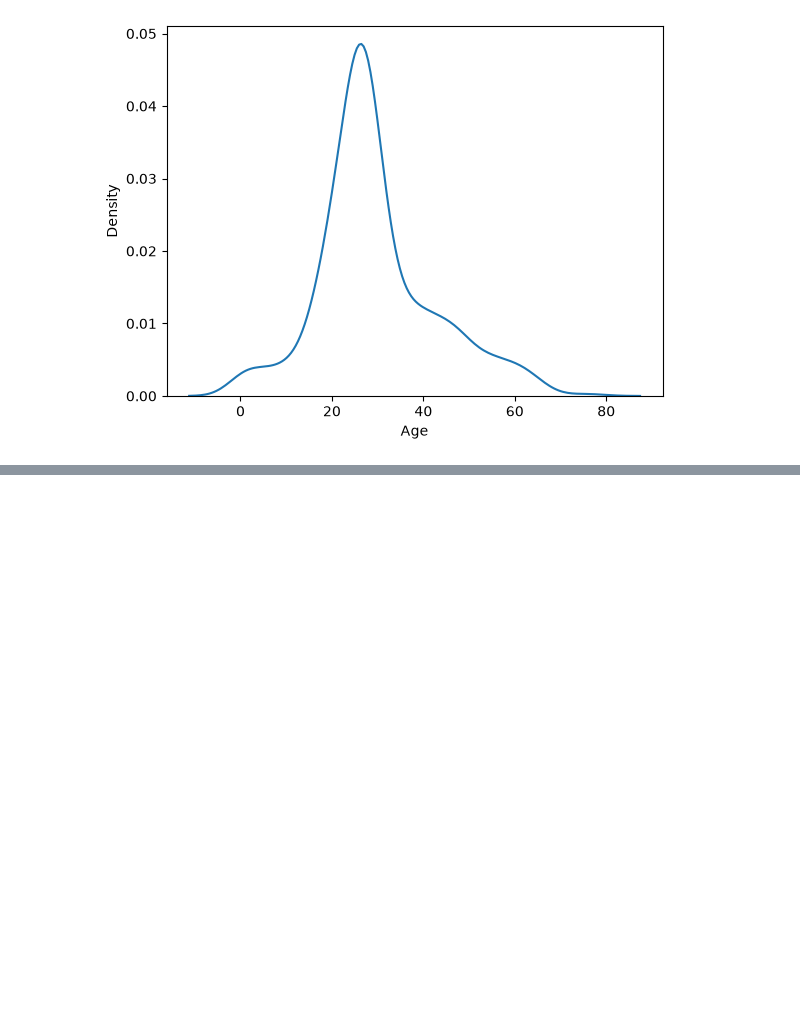
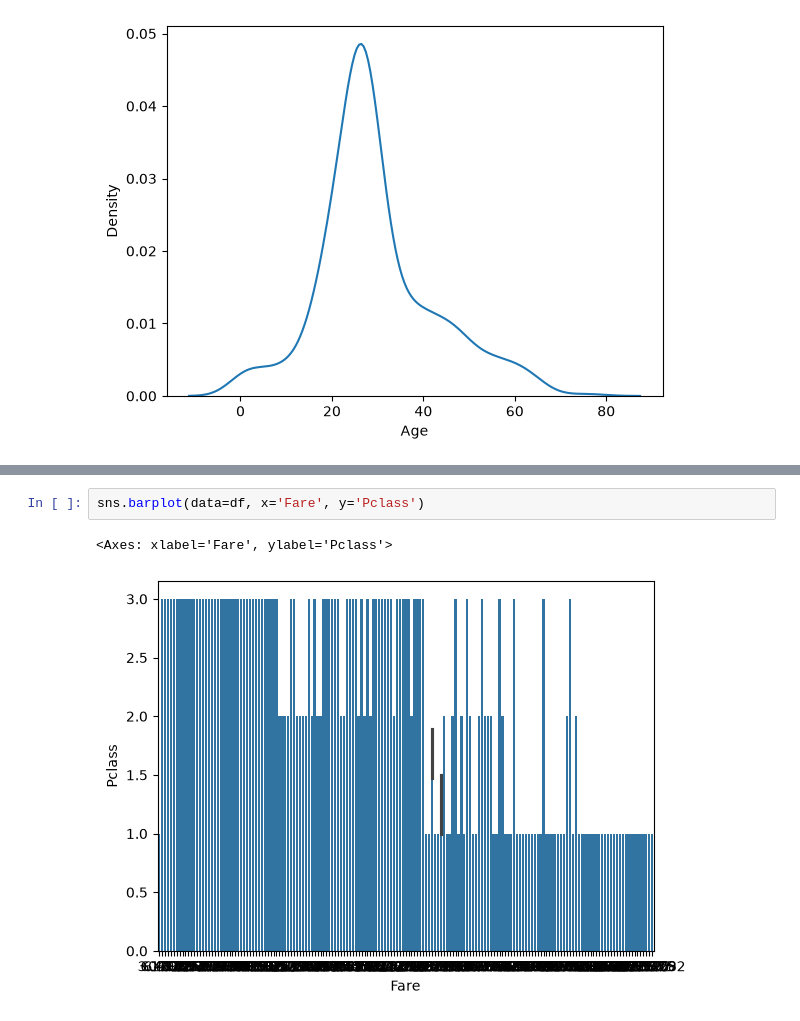
Before and after one commit to vikasjajoria/GenAI, a Jupyter notebook: Machine Learning/eda.ipynb, the cells around one changed output, grey strips where cells are left out. Saved outputs shown, nothing was run; the diff lists cells and outputs as text; blank space fills up the shorter version.

```diff
--- a/Machine Learning/eda.ipynb
+++ b/Machine Learning/eda.ipynb
@@ -59,0 +86,5 @@ sns.kdeplot(data=df, x='Age')
+# %%
+sns.barplot(data=df, x='Fare', y='Pclass')
+# %% [output]
+<Axes: xlabel='Fare', ylabel='Pclass'>
+[figure, added]
```
Also changed, not shown: parts of 10 cells of this notebook, 2 other files.
